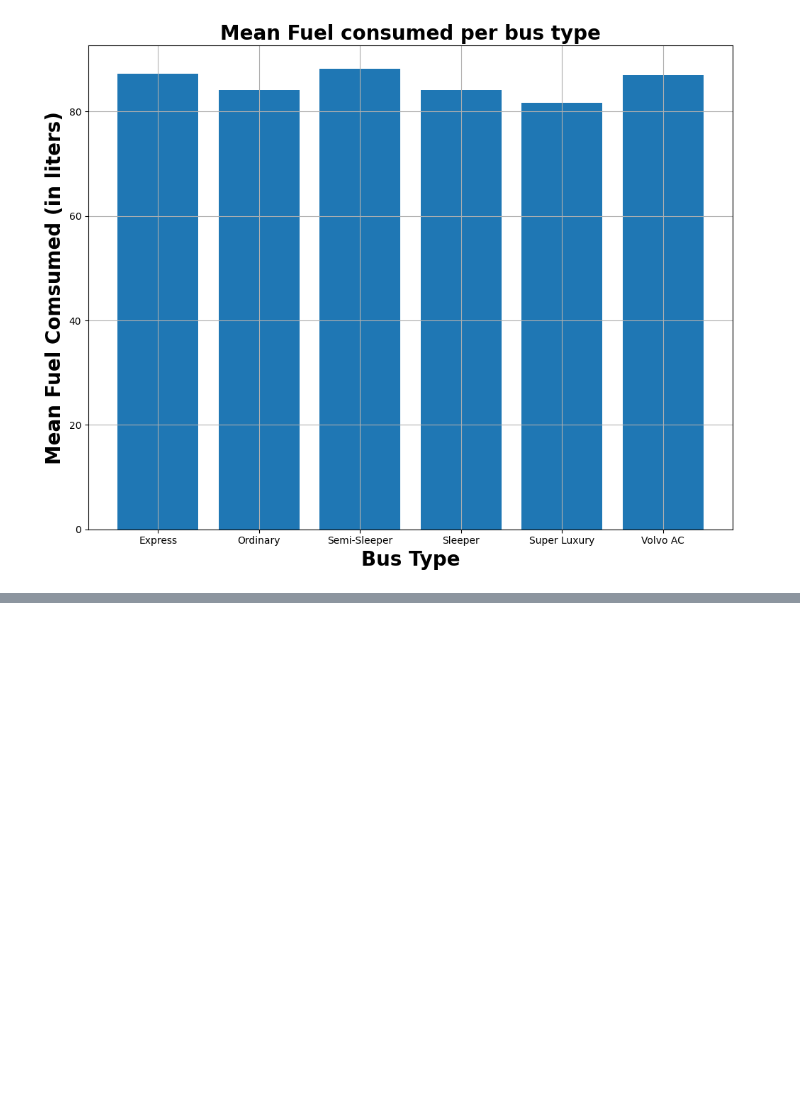
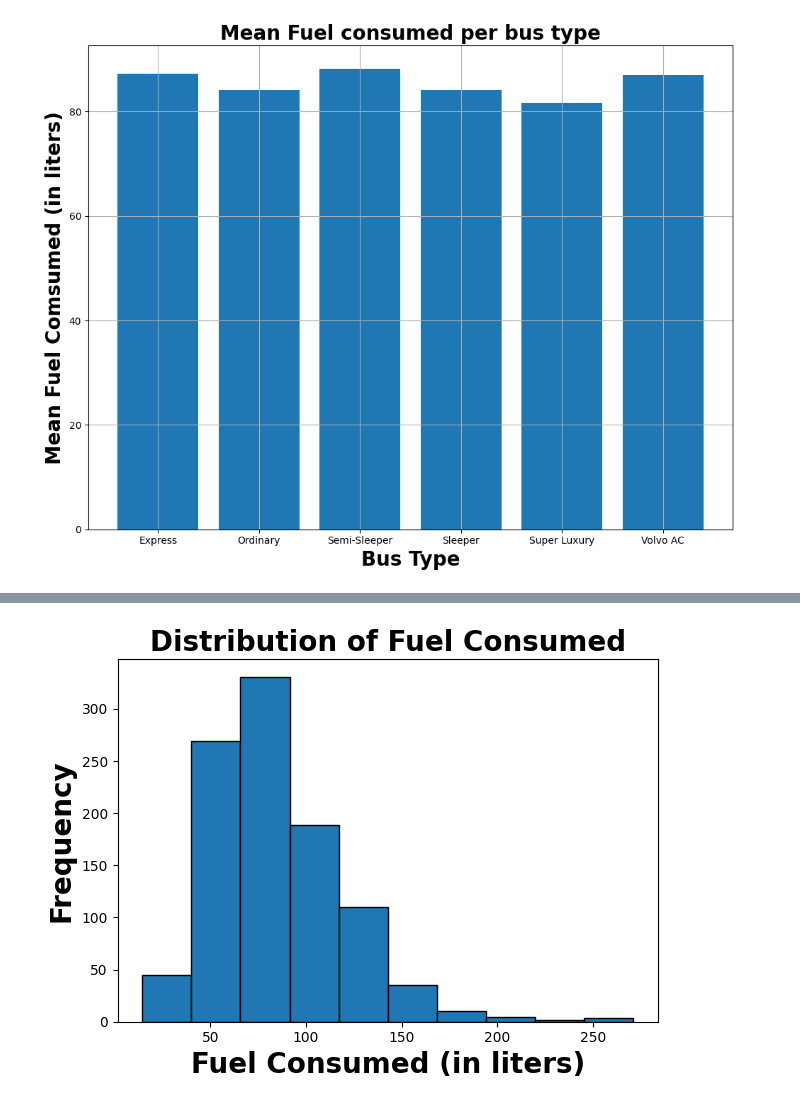
Before and after one commit to VRYeshwanth/AI-ML-Journey, a Jupyter notebook: Matplotlib Basics/Transport Data Analysis/analysis.ipynb, the cells around one changed output, grey strips where cells are left out. Cells and saved outputs as stored; diff of their text form; code cells hidden in the pictures; blank space fills up the shorter version.

```diff
--- a/Matplotlib Basics/Transport Data Analysis/analysis.ipynb
+++ b/Matplotlib Basics/Transport Data Analysis/analysis.ipynb
@@ -147,0 +158,10 @@ plt.show()
+# %%
+plt.title("Distribution of Fuel Consumed", fontweight="bold", fontsize=20)
+plt.xlabel("Fuel Consumed (in liters)", fontweight="bold", fontsize=20)
+plt.ylabel("Frequency", fontweight="bold", fontsize=20)
+
+plt.hist(df['fuel_consumed_liters'], edgecolor="black")
+plt.tight_layout()
+plt.show()
+# %% [output]
+[figure, added]
```
Also changed, not shown: parts of 5 cells of this notebook.
